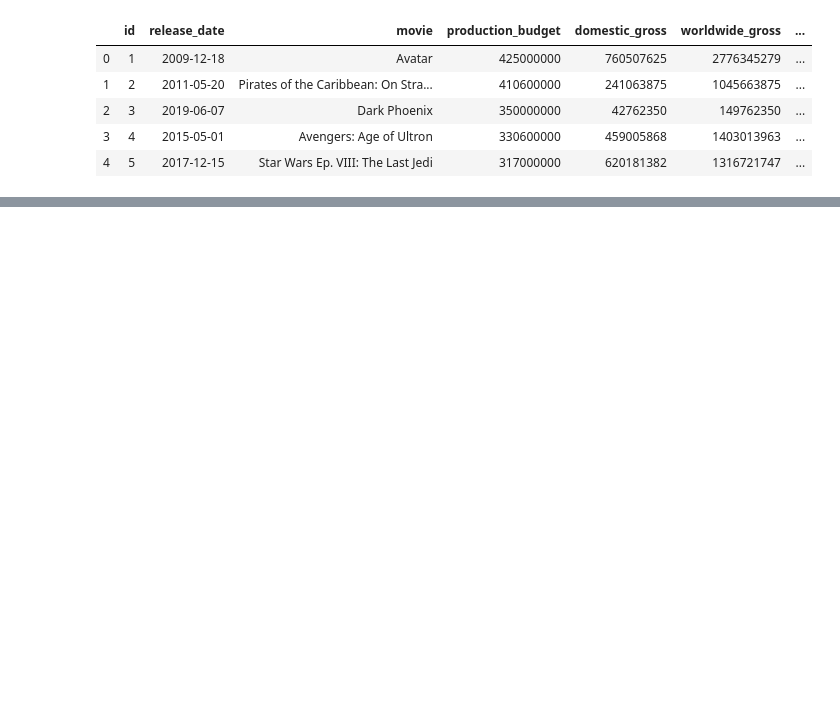
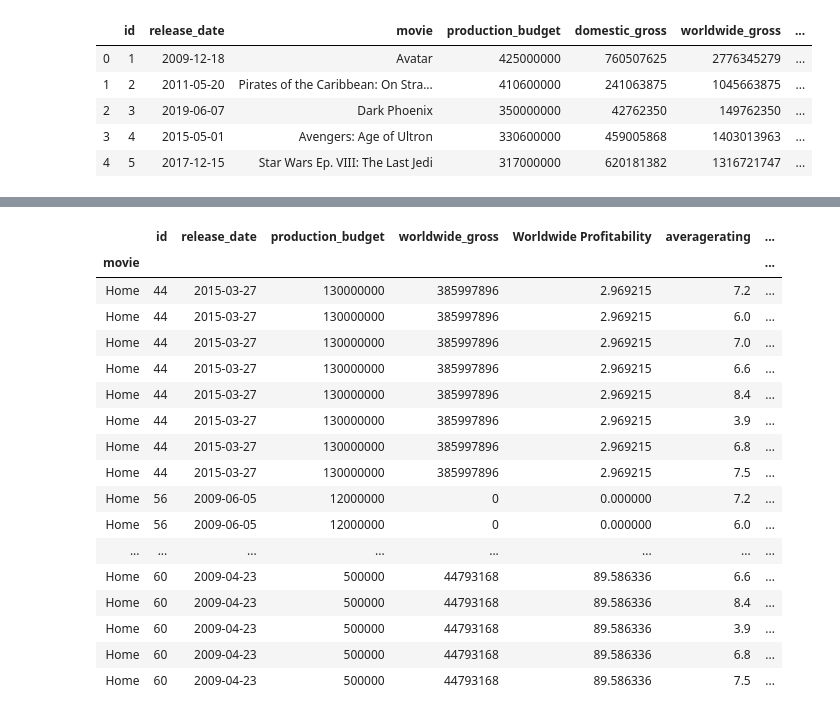
Before and after one commit to sydroth/sydirv, a Jupyter notebook: Irv_EDA.ipynb, the cells around one changed output, grey strips where cells are left out. Saved outputs shown, nothing was run; the diff lists cells and outputs as text; code cells hidden in the pictures; blank space fills up the shorter version.

```diff
--- a/Irv_EDA.ipynb
+++ b/Irv_EDA.ipynb
@@ -291,0 +606,3 @@ imdb_title_basics.head()
+# %%
+bo_mojo['movie']=bo_mojo.index
+bo_mojo.head()
@@ -291,0 +617,10 @@ imdb_title_basics.head()
+# %%
+movie_stripped =[]
+for x in bo_mojo.movie:
+    if '(' in x:
+        movie_stripped.append(x[:(x.find('(')-1)])
+    else:
+        movie_stripped.append(x)
+
+bo_mojo['movie']=movie_stripped
+bo_mojo.head()
@@ -292,3 +635,2 @@ imdb_title_basics.head()
 # %%
-imdb_title_basics.set_index('movie', inplace=True)
-the_numbers.set_index('movie', inplace=True)
+bo_mojo.set_index('movie', inplace=True)
@@ -317,0 +769,3 @@ joined_df.head(60)
+# %%
+main_df3=main_df.join(bo_mojo, how='left')
+main_df3.head()
@@ -317,0 +780,22 @@ joined_df.head(60)
+# %%
+#main_df3=main_df3[main_df3['worldwide_gross']==0]
+main_df3[main_df3.index=='Home']
+# %% [output]
+|  | id | release_date | production_budget | worldwide_gross | Worldwide Profitability | averagerating | ... |
+| movie |  |  |  |  |  |  | ... |
+| Home | 44 | 2015-03-27 | 130000000 | 385997896 | 2.969215 | 7.2 | ... |
+| Home | 44 | 2015-03-27 | 130000000 | 385997896 | 2.969215 | 6.0 | ... |
+| Home | 44 | 2015-03-27 | 130000000 | 385997896 | 2.969215 | 7.0 | ... |
+| Home | 44 | 2015-03-27 | 130000000 | 385997896 | 2.969215 | 6.6 | ... |
+| Home | 44 | 2015-03-27 | 130000000 | 385997896 | 2.969215 | 8.4 | ... |
+| Home | 44 | 2015-03-27 | 130000000 | 385997896 | 2.969215 | 3.9 | ... |
+| Home | 44 | 2015-03-27 | 130000000 | 385997896 | 2.969215 | 6.8 | ... |
+| Home | 44 | 2015-03-27 | 130000000 | 385997896 | 2.969215 | 7.5 | ... |
+| Home | 56 | 2009-06-05 | 12000000 | 0 | 0.000000 | 7.2 | ... |
+| Home | 56 | 2009-06-05 | 12000000 | 0 | 0.000000 | 6.0 | ... |
+| ... | ... | ... | ... | ... | ... | ... | ... |
+| Home | 60 | 2009-04-23 | 500000 | 44793168 | 89.586336 | 6.6 | ... |
+| Home | 60 | 2009-04-23 | 500000 | 44793168 | 89.586336 | 8.4 | ... |
+| Home | 60 | 2009-04-23 | 500000 | 44793168 | 89.586336 | 3.9 | ... |
+| Home | 60 | 2009-04-23 | 500000 | 44793168 | 89.586336 | 6.8 | ... |
+| Home | 60 | 2009-04-23 | 500000 | 44793168 | 89.586336 | 7.5 | ... |
```
Also changed, not shown: parts of 44 cells of this notebook, 6 other files.
